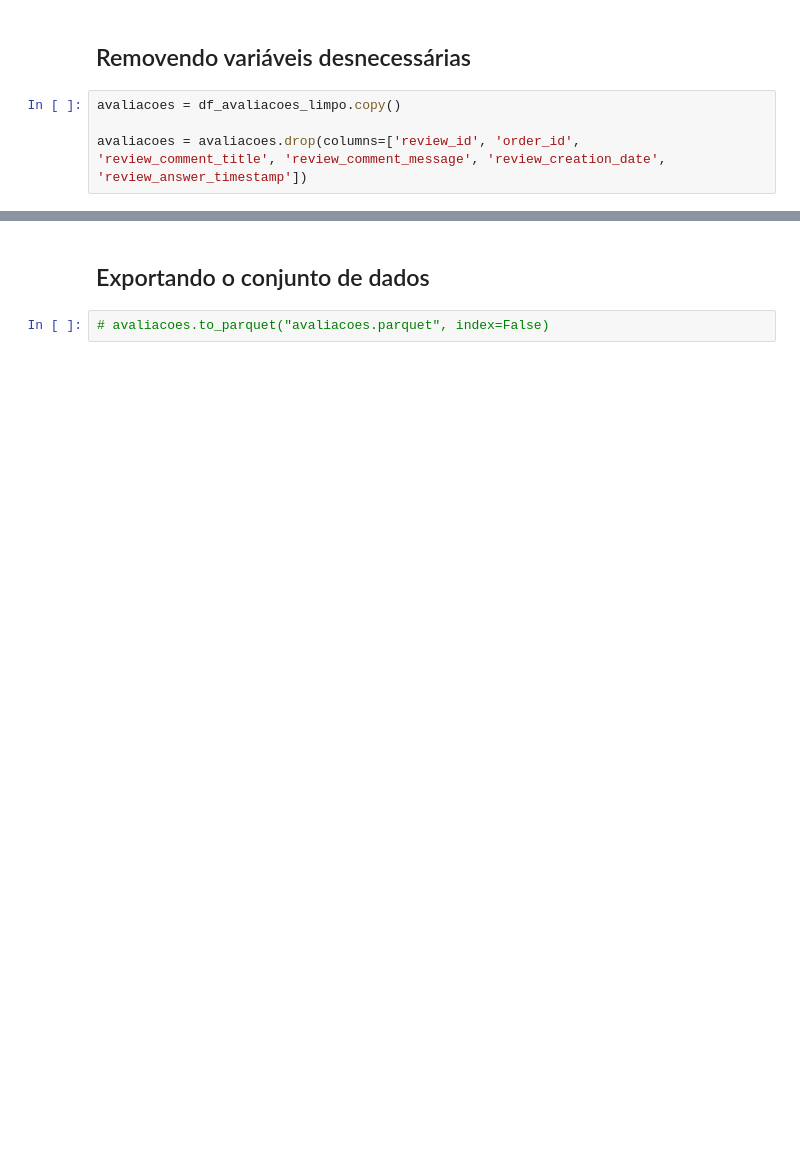
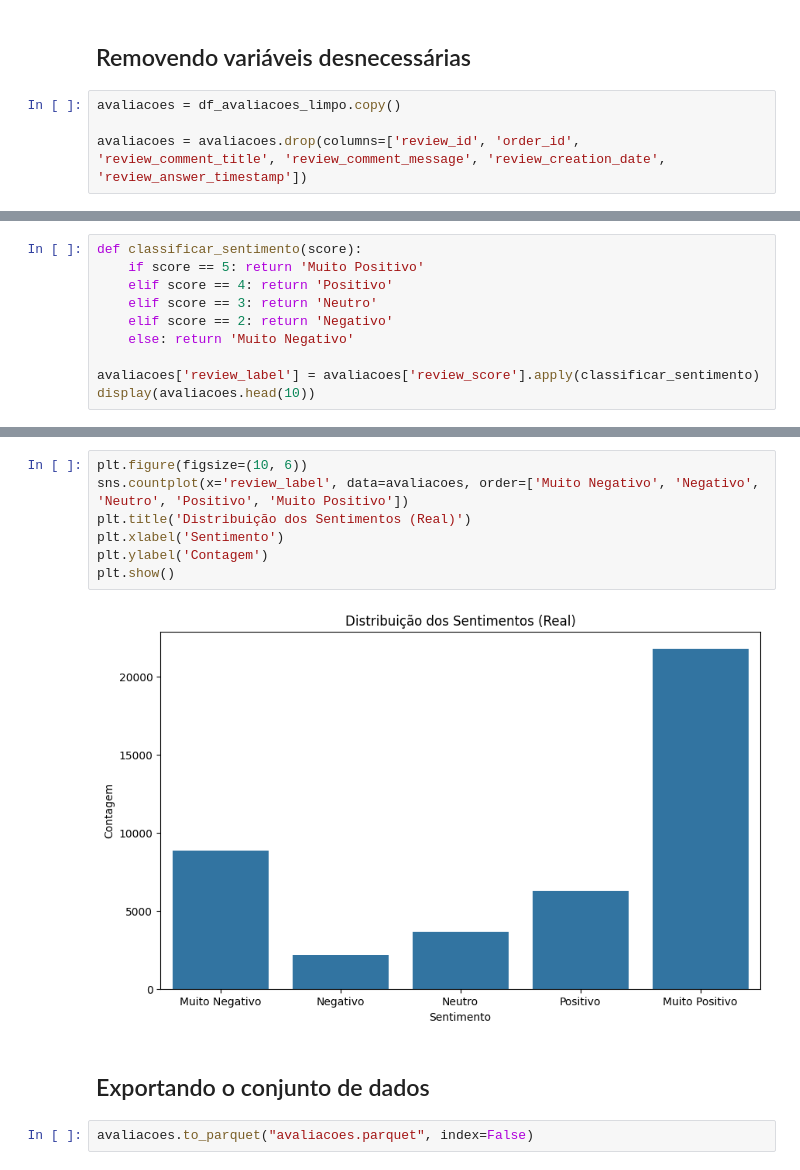
Before and after one commit to JuanMOLopes/projeto-integrador-interdiciplinar, a Jupyter notebook: notebooks/01_analise_exploratoria.ipynb, the cells around one changed output, grey strips where cells are left out. Cells and saved outputs as stored; diff of their text form; blank space fills up the shorter version.

Commit message:
feat: distribuicao das notas (real)

```diff
--- a/notebooks/01_analise_exploratoria.ipynb
+++ b/notebooks/01_analise_exploratoria.ipynb
@@ -376,0 +379,10 @@ avaliacoes.sample(10)
+# %%
+def classificar_sentimento(score):
+    if score == 5: return 'Muito Positivo'
+    elif score == 4: return 'Positivo'
+    elif score == 3: return 'Neutro'
+    elif score == 2: return 'Negativo'
+    else: return 'Muito Negativo'
+
+avaliacoes['review_label'] = avaliacoes['review_score'].apply(classificar_sentimento)
+display(avaliacoes.head(10))
@@ -377,4 +401,13 @@ avaliacoes.sample(10)
+# %%
+plt.figure(figsize=(10, 6))
+sns.countplot(x='review_label', data=avaliacoes, order=['Muito Negativo', 'Negativo', 'Neutro', 'Positivo', 'Muito Positivo'])
+plt.title('Distribuição dos Sentimentos (Real)')
+plt.xlabel('Sentimento')
+plt.ylabel('Contagem')
+plt.show()
+# %% [output]
+[figure, added]
 # %% [markdown]
 ## Exportando o conjunto de dados
 # %%
-# avaliacoes.to_parquet("avaliacoes.parquet", index=False)
+avaliacoes.to_parquet("avaliacoes.parquet", index=False)
```
Also changed, not shown: parts of 8 cells of this notebook, 1 other file.
